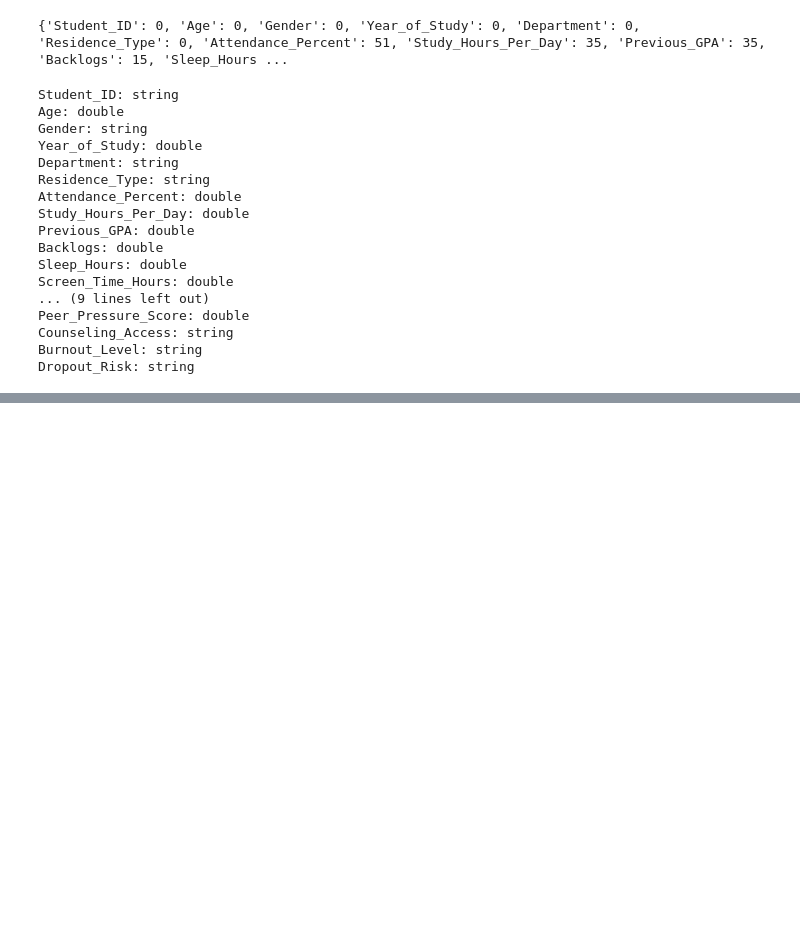
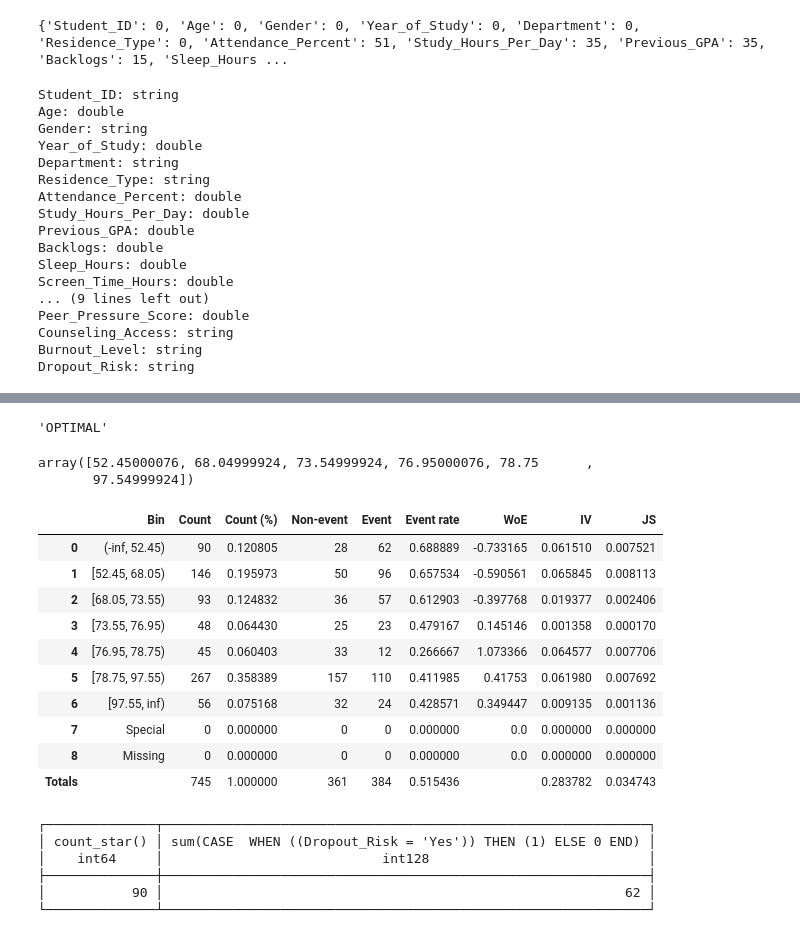
Before and after one commit to B2BDA/RapidSegment, a Jupyter notebook: Health_Check_Kaggle.ipynb, the cells around one changed output, grey strips where cells are left out. Drawn from its saved outputs; the diff is of its cells as text; code cells hidden in the pictures; blank space fills up the shorter version.

```diff
--- a/Health_Check_Kaggle.ipynb
+++ b/Health_Check_Kaggle.ipynb
@@ -167,0 +234,18 @@ con.close()
+# %%
+
+import duckdb
+df = duckdb.query("""
+
+SELECT * FROM df
+WHERE NOT
+(Family_Income_Bracket IN ('Lower-Middle') AND Burnout_Level IN ('High') AND (Study_Hours_Per_Day >= 0.05 AND Study_Hours_Per_Day < 3.45))
+""").to_df()
+# %%
+df.Attendance_Percent = df.Attendance_Percent.fillna(0)
+# %%
+x = df.Attendance_Percent.values
+y = df.Dropout_Risk.apply(lambda x: 1 if x=='Yes' else 0).values
+# %%
+from optbinning import OptimalBinning
+optb = OptimalBinning(name='Attendance_Percent', dtype="numerical", solver="cp")
+optb.fit(x, y)
@@ -167,0 +267,33 @@ con.close()
+# %%
+optb.status
+# %% [output]
+'OPTIMAL'
+# %%
+optb.splits
+# %% [output]
+array([52.45000076, 68.04999924, 73.54999924, 76.95000076, 78.75      ,
+       97.54999924])
+# %%
+optb.binning_table.build()
+# %% [output]
+|  | Bin | Count | Count (%) | Non-event | Event | Event rate | WoE | IV | JS |
+| 0 | (-inf, 52.45) | 90 | 0.120805 | 28 | 62 | 0.688889 | -0.733165 | 0.061510 | 0.007521 |
+| 1 | [52.45, 68.05) | 146 | 0.195973 | 50 | 96 | 0.657534 | -0.590561 | 0.065845 | 0.008113 |
+| 2 | [68.05, 73.55) | 93 | 0.124832 | 36 | 57 | 0.612903 | -0.397768 | 0.019377 | 0.002406 |
+| 3 | [73.55, 76.95) | 48 | 0.064430 | 25 | 23 | 0.479167 | 0.145146 | 0.001358 | 0.000170 |
+| 4 | [76.95, 78.75) | 45 | 0.060403 | 33 | 12 | 0.266667 | 1.073366 | 0.064577 | 0.007706 |
+| 5 | [78.75, 97.55) | 267 | 0.358389 | 157 | 110 | 0.411985 | 0.41753 | 0.061980 | 0.007692 |
+| 6 | [97.55, inf) | 56 | 0.075168 | 32 | 24 | 0.428571 | 0.349447 | 0.009135 | 0.001136 |
+| 7 | Special | 0 | 0.000000 | 0 | 0 | 0.000000 | 0.0 | 0.000000 | 0.000000 |
+| 8 | Missing | 0 | 0.000000 | 0 | 0 | 0.000000 | 0.0 | 0.000000 | 0.000000 |
+| Totals |  | 745 | 1.000000 | 361 | 384 | 0.515436 |  | 0.283782 | 0.034743 |
+# %%
+duckdb.query("""SELECT COUNT(*), SUM(CASE WHEN Dropout_Risk = 'Yes' THEN 1 ELSE 0 END) FROM df WHERE Attendance_Percent <52.5
+              GROUP BY ALL""")
+# %% [output]
+┌──────────────┬──────────────────────────────────────────────────────────────┐
+│ count_star() │ sum(CASE  WHEN ((Dropout_Risk = 'Yes')) THEN (1) ELSE 0 END) │
+│    int64     │                            int128                            │
+├──────────────┼──────────────────────────────────────────────────────────────┤
+│           90 │                                                           62 │
+└──────────────┴──────────────────────────────────────────────────────────────┘
```
Also changed, not shown: parts of 17 cells of this notebook, 2 other files.
